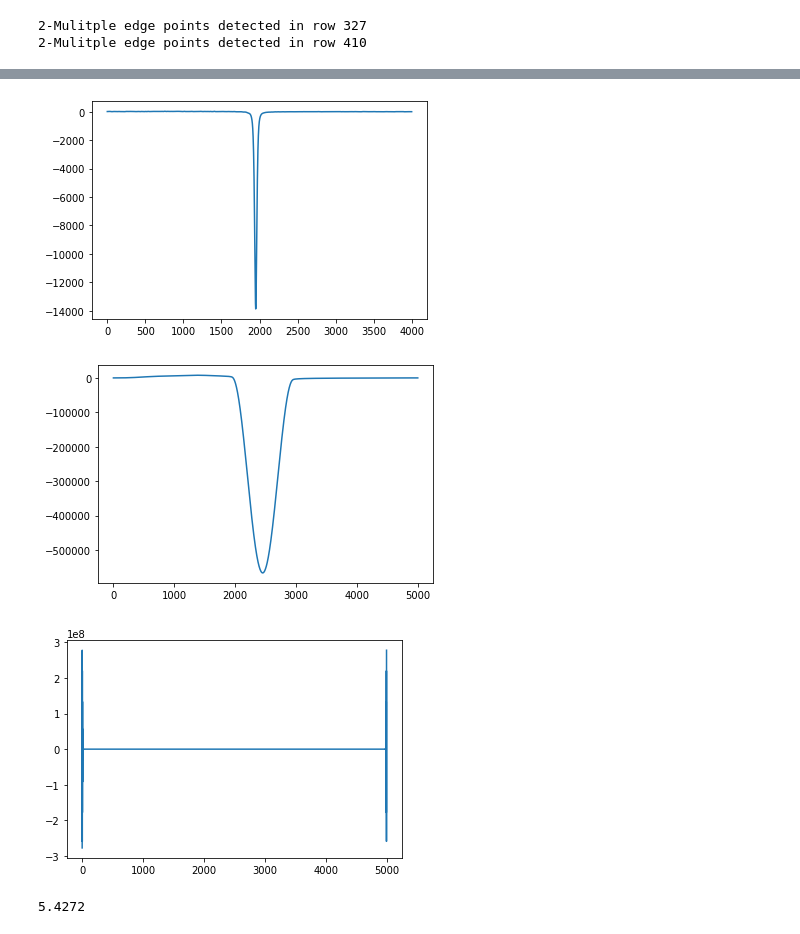
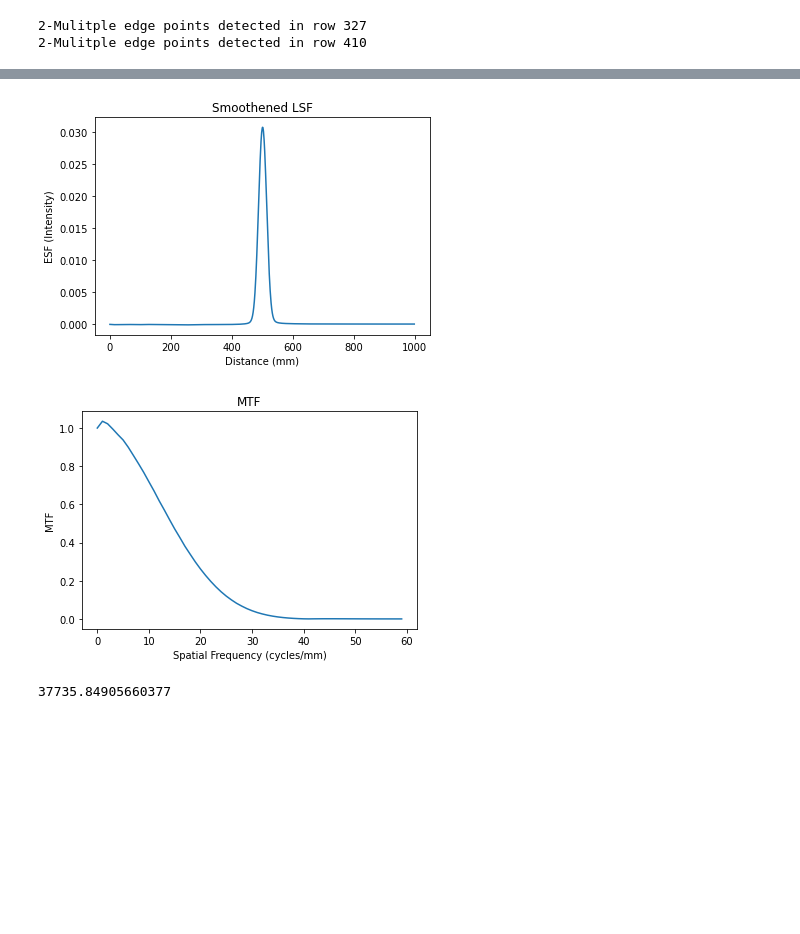
Before and after one commit to PrabhaSahiti/Imaging-Instrumentation, a Jupyter notebook: lab3_mtf.ipynb, the cells around one changed output, grey strips where cells are left out. Cells and saved outputs as stored; diff of their text form; code cells hidden in the pictures; blank space fills up the shorter version.

```diff
--- a/lab3_mtf.ipynb
+++ b/lab3_mtf.ipynb
@@ -149,25 +154,40 @@ plt.show()
-# %%
-peak = 6750
-lsf = lsf[peak-2000:peak+2000]
-#smoothen using hanning window
-hann_filter = np.hanning(1000)
-lsf_smooth = np.convolve(lsf, hann_filter)
-
-plt.plot(lsf)
-plt.show()
-plt.plot(lsf_smooth)
-plt.show()
-
-mtf = np.fft.fft(lsf_smooth)
-
-plt.plot(mtf)
-plt.show()
-# %% [output]
-[figure, removed]
-[figure, removed]
-[figure, removed]
-# %%
-2000*bin_size
-1024*p
-# %% [output]
-5.4272
+# %%
+# Compute the LSF
+lsf = np.ediff1d(esf_hist) /(2*bin_size)
+pix_range = np.arange(1245-500, 1245+500)
+lsf = (-1)*lsf[pix_range]
+#smoothen using hanning window
+hann_filter = np.hanning(50)
+lsf_smooth = np.convolve(lsf, hann_filter, 'same')
+lsf_smooth = lsf_smooth / np.sum(lsf_smooth)
+
+# plt.plot(lsf)
+# plt.show()
+plt.plot(lsf_smooth)
+plt.title('Smoothened LSF')
+plt.xlabel('Distance (mm)')
+plt.ylabel('ESF (Intensity)')
+plt.show()
+
+mtf = np.fft.fftshift(np.fft.fft(lsf_smooth))
+mtf_mag = np.abs(mtf)
+# plt.plot(mtf_mag[500 : 550])
+# plt.show()
+clip_range = range(500,560)
+#freq = np.arange(0, len(clip_range)) * (1/bin_size)
+plt.plot(mtf_mag[clip_range])
+plt.title('MTF')
+plt.ylabel('MTF')
+plt.xlabel('Spatial Frequency (cycles/mm)')
+plt.show()
+# %% [output]
+[figure, added]
+[figure, added]
+# %%
+20/bin_size
+
+4/p
+# freq.shape
+# mtf.shape
+# %% [output]
+37735.84905660377
```
Also changed, not shown: parts of 5 cells of this notebook.
